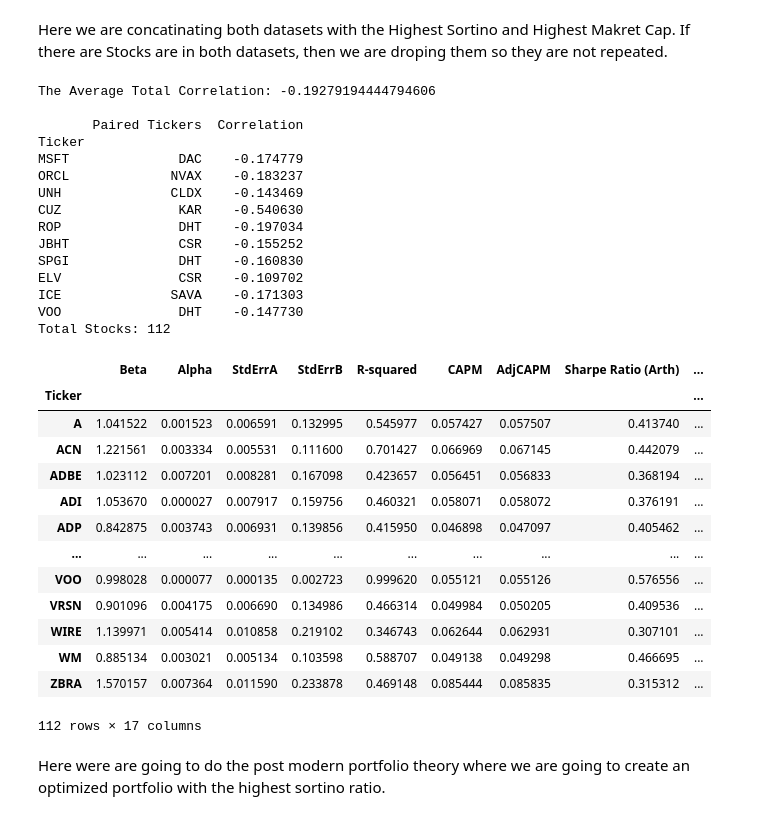
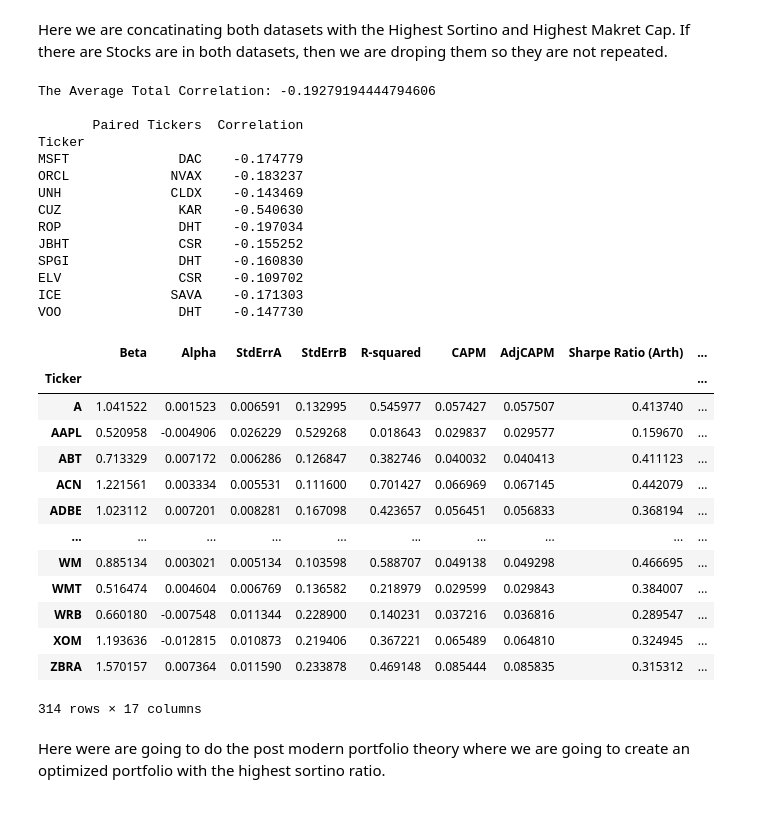
Before and after one commit to ts7even/not_ltcm, a Jupyter notebook: not_ltcm.ipynb, the cells around one changed output. Saved outputs shown, nothing was run; the diff lists cells and outputs as text; code cells hidden in the pictures.

```diff
--- a/not_ltcm.ipynb
+++ b/not_ltcm.ipynb
@@ -182,8 +182,8 @@ total_data['Sortino Ratio (Log)'] = sortino_ratio_log
 
 total_data = total_data.join(stock_data[['Purchase Closing Price', 'Recent Closing Price', 'Look Back Common Shares',
                                          'Purchase Price Common Shares', 'Current Common Shares', 'Current Market Value']]) # Join the stock data to the total data
-total_data = total_data[(total_data['Alpha'] > 0) & (total_data['Beta'] < 3) & (total_data['AdjCAPM'] > risk_free_rate)]
-total_data
+total_data_constraints = total_data[(total_data['Alpha'] > 0) & (total_data['Beta'] < 3) & (total_data['AdjCAPM'] > risk_free_rate)]
+total_data_constraints
 # %% [output]
 |  | Beta | Alpha | StdErrA | StdErrB | R-squared | CAPM | AdjCAPM | Sharpe Ratio (Arth) | ... |
 | Ticker |  |  |  |  |  |  |  |  | ... |
@@ -211,7 +211,7 @@ correlation_of_log_returns = pt_log.corr() # Correlation Matrix of the log retur
 
 # Purchase Price has to be less than recent closing price, Alpha Greater than 0
 # data_screen = total_data[total_data['Purchase Closing Price'] < total_data['Recent Closing Price']]
-data_screen = total_data
+data_screen = total_data_constraints
 
 # Here we are getting the larget sortino ratio stocks
 largest_arth_sortino = data_screen.nlargest(100, 'Sortino Ratio (Arth)')
@@ -307,49 +307,56 @@ If there are Stocks are in both datasets, then we are droping them so they are n
 concat_tickers = pd.concat([large_sortino_lowest_correlation, large_mkcap_lowest_correlation], ignore_index=False).drop_duplicates()
 # Set index to Ticker
 concat_tickers = concat_tickers.set_index('Ticker')
 # Drop GME from the list of concat_tickers in the paired tickers column
 cleaned_ticker_list = concat_tickers[concat_tickers['Paired Tickers'] != 'GME']
 total_average_correlation = cleaned_ticker_list['Correlation'].mean()
 print(f'The Average Total Correlation: {total_average_correlation} \n')
 print(cleaned_ticker_list.head(10))
 
+
 # Create a list of the tickers in concat_tickers from both the Ticker and Paired Tickers columns
 total_ticker_list = concat_tickers.index.tolist() + concat_tickers['Paired Tickers'].tolist()
 
-# Filter total_data to only include the tickers in total_ticker_list
-filtered_total_data = total_data[total_data.index.isin(total_ticker_list)]
-print(f'Total Stocks: {filtered_total_data.shape[0]} \n')
-filtered_total_data
+total_tickers_df = pd.DataFrame(total_ticker_list, columns=['Ticker'])
+# Make total_tickers_df Ticker column the index
+total_tickers_df = total_tickers_df.set_index('Ticker')
+#
+# Join total_tickers_df with total_data on total_tickers_df index
+total_tickers_df1 = total_tickers_df.join(total_data)
+
+total_tickers_df1
+# filtered_total_data = total_data[total_data.index.isin(total_tickers_df.index)]
+# print(f'Total Stocks: {filtered_total_data.shape[0]} \n')
+# filtered_total_data
 # %% [output]
 The Average Total Correlation: -0.19279194444794606
 
        Paired Tickers  Correlation
 Ticker
 MSFT              DAC    -0.174779
 ORCL             NVAX    -0.183237
 UNH              CLDX    -0.143469
 CUZ               KAR    -0.540630
 ROP               DHT    -0.197034
 JBHT              CSR    -0.155252
 SPGI              DHT    -0.160830
 ELV               CSR    -0.109702
 ICE              SAVA    -0.171303
 VOO               DHT    -0.147730
-Total Stocks: 112
 |  | Beta | Alpha | StdErrA | StdErrB | R-squared | CAPM | AdjCAPM | Sharpe Ratio (Arth) | ... |
 | Ticker |  |  |  |  |  |  |  |  | ... |
 | A | 1.041522 | 0.001523 | 0.006591 | 0.132995 | 0.545977 | 0.057427 | 0.057507 | 0.413740 | ... |
+| AAPL | 0.520958 | -0.004906 | 0.026229 | 0.529268 | 0.018643 | 0.029837 | 0.029577 | 0.159670 | ... |
+| ABT | 0.713329 | 0.007172 | 0.006286 | 0.126847 | 0.382746 | 0.040032 | 0.040413 | 0.411123 | ... |
 | ACN | 1.221561 | 0.003334 | 0.005531 | 0.111600 | 0.701427 | 0.066969 | 0.067145 | 0.442079 | ... |
 | ADBE | 1.023112 | 0.007201 | 0.008281 | 0.167098 | 0.423657 | 0.056451 | 0.056833 | 0.368194 | ... |
-| ADI | 1.053670 | 0.000027 | 0.007917 | 0.159756 | 0.460321 | 0.058071 | 0.058072 | 0.376191 | ... |
-| ADP | 0.842875 | 0.003743 | 0.006931 | 0.139856 | 0.415950 | 0.046898 | 0.047097 | 0.405462 | ... |
 | ... | ... | ... | ... | ... | ... | ... | ... | ... | ... |
-| VOO | 0.998028 | 0.000077 | 0.000135 | 0.002723 | 0.999620 | 0.055121 | 0.055126 | 0.576556 | ... |
-| VRSN | 0.901096 | 0.004175 | 0.006690 | 0.134986 | 0.466314 | 0.049984 | 0.050205 | 0.409536 | ... |
-| WIRE | 1.139971 | 0.005414 | 0.010858 | 0.219102 | 0.346743 | 0.062644 | 0.062931 | 0.307101 | ... |
 | WM | 0.885134 | 0.003021 | 0.005134 | 0.103598 | 0.588707 | 0.049138 | 0.049298 | 0.466695 | ... |
+| WMT | 0.516474 | 0.004604 | 0.006769 | 0.136582 | 0.218979 | 0.029599 | 0.029843 | 0.384007 | ... |
+| WRB | 0.660180 | -0.007548 | 0.011344 | 0.228900 | 0.140231 | 0.037216 | 0.036816 | 0.289547 | ... |
+| XOM | 1.193636 | -0.012815 | 0.010873 | 0.219406 | 0.367221 | 0.065489 | 0.064810 | 0.324945 | ... |
 | ZBRA | 1.570157 | 0.007364 | 0.011590 | 0.233878 | 0.469148 | 0.085444 | 0.085835 | 0.315312 | ... |
-112 rows × 17 columns
+314 rows × 17 columns
 # %% [markdown]
 Here were are going to do the post modern portfolio theory where we are going to create an optimized portfolio with the highest sortino ratio.
 # %%
```
Also changed, not shown: parts of 10 cells of this notebook, 5 other files.
